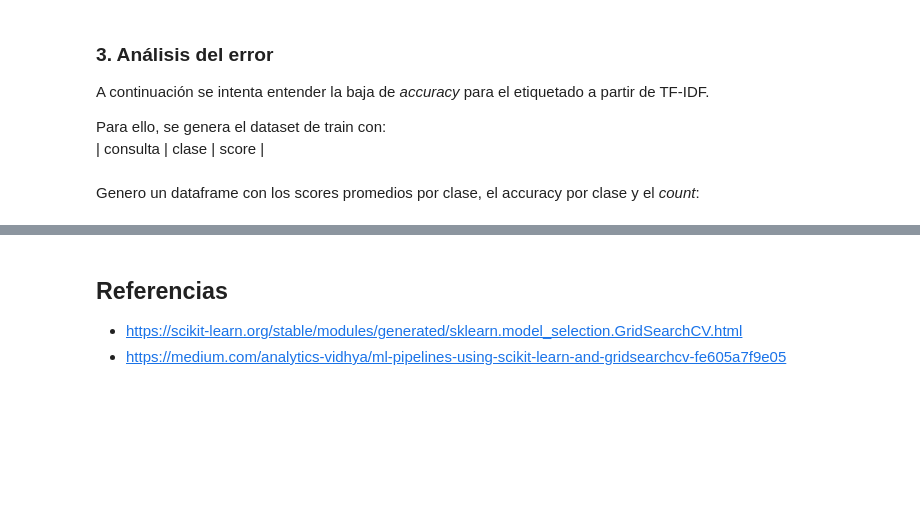
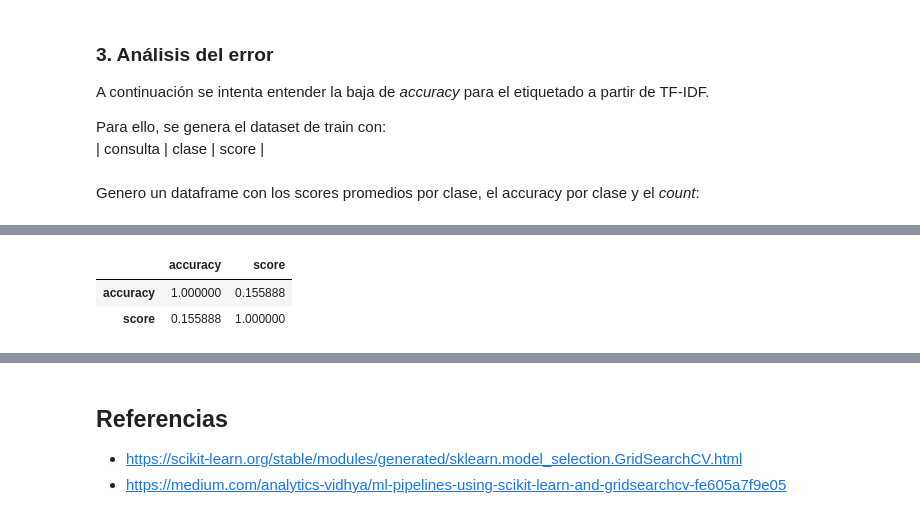
Before and after one commit to jumafernandez/clasificacion_correos, a Jupyter notebook: notebooks/jaiio/modelos/02-lr+svm.ipynb, the cells around one changed output, grey strips where cells are left out. Cells and saved outputs as stored; diff of their text form; code cells hidden in the pictures; blank space fills up the shorter version.

```diff
--- a/notebooks/jaiio/modelos/02-lr+svm.ipynb
+++ b/notebooks/jaiio/modelos/02-lr+svm.ipynb
@@ -215,9 +178,11 @@ En función de los mejores hiperparámetros encontrados con la búsqueda Grid, a
 # 'estrategia': 'BINARIO', 'accuracy': 0.615, 'precision': 0.49068136724386724, 'recall': 0.5869106901393801,
 # 'f1_score': 0.47251064170249846}
 # DOCS = 100
-# Parámetros: {'SVM__C': 1, 'SVM__class_weight': None, 'SVM__gamma': 0.01, 'SVM__kernel': 'sigmoid', 'clasificador': 'SVM', 'estrategia': '3-4-NGRAM-CHARS', 'accuracy': 0.655, 'precision': 0.5621298329938036, 'recall': 0.6454585001906941, 'f1_score': 0.5446431414717685}
+# Parámetros: {'SVM__C': 1, 'SVM__class_weight': None, 'SVM__gamma': 0.01, 'SVM__kernel': 'sigmoid', 'clasificador': 'SVM',
+# 'estrategia': '3-4-NGRAM-CHARS', 'accuracy': 0.655, 'precision': 0.5621298329938036, 'recall': 0.6454585001906941,
+# 'f1_score': 0.5446431414717685}
 
-params_svm = {'SVM__C': [100],
+params_svm = {'SVM__C': [1],
               'SVM__gamma': [0.01],
               'SVM__class_weight': [None],
               'SVM__kernel': ['sigmoid'],
@@ -316,3 +381,9 @@ df_error
+# %%
+df_error[['accuracy', 'score']].corr()
+# %% [output]
+|  | accuracy | score |
+| accuracy | 1.000000 | 0.155888 |
+| score | 0.155888 | 1.000000 |
 # %%
 import seaborn as sns
 sns.set_theme(style="ticks")
```
Also changed, not shown: parts of 12 cells of this notebook.
